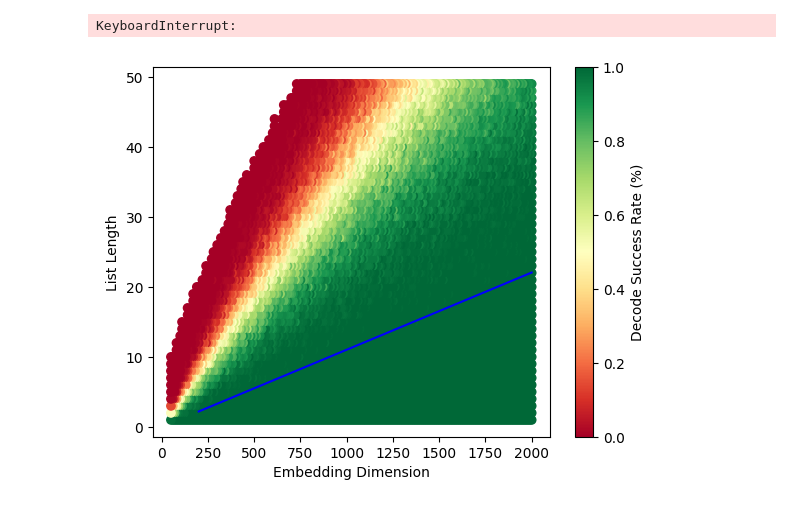
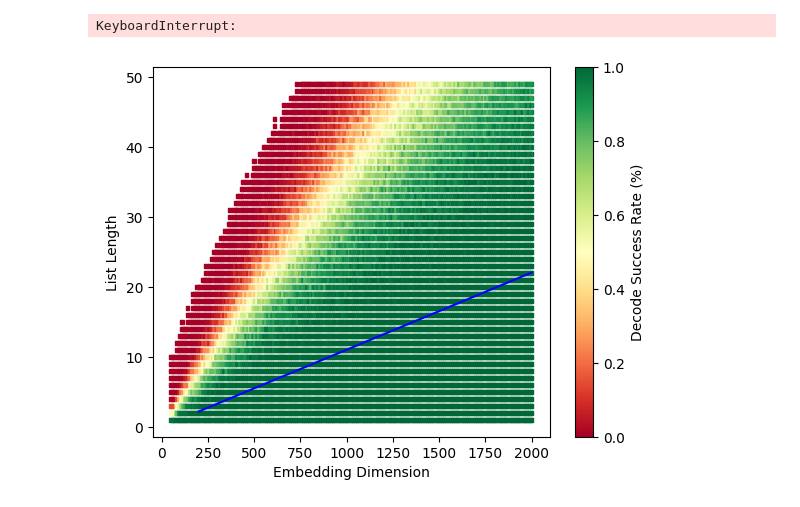
Before and after one commit to jtmaher/Embedding, a Jupyter notebook: Arrays.ipynb, the cells around one changed output. Drawn from its saved outputs; the diff is of its cells as text; code cells hidden in the pictures.

```diff
--- a/Arrays.ipynb
+++ b/Arrays.ipynb
@@ -80,23 +80,25 @@ res = res[:i]
 190 16 0 100
 KeyboardInterrupt:
 # %%
+res = np.load('rand_lists.npy')
+
 rr = res[res[:,3]!=0]
 sl = min(rr[:,1]/rr[:,0])
 
-pl.scatter(res[:,0],res[:,1], c=res[:,2]/(res[:,2]+res[:,3]), cmap='RdYlGn')
+pl.scatter(res[:,0],res[:,1], c=res[:,2]/(res[:,2]+res[:,3]), cmap='RdYlGn', s=6, marker='s')
 pl.colorbar().set_label('Decode Success Rate (%)')
 pl.xlabel('Embedding Dimension')
 pl.ylabel('List Length')
 
 x_limits = pl.gca().get_xlim()
 y_limits = pl.gca().get_ylim()
 pl.plot((200,2000),
         (200*sl, 2000*sl),
         color='#0000FF')
 pl.xlim(x_limits)
 pl.ylim(y_limits)
 pl.savefig('rand_lists.png', dpi=300)
 # %% [output]
-[figure, old version]
+[figure, new version]
 # %%
 np.save('rand_lists.npy', res)
```
Also changed, not shown: 4 other files.
